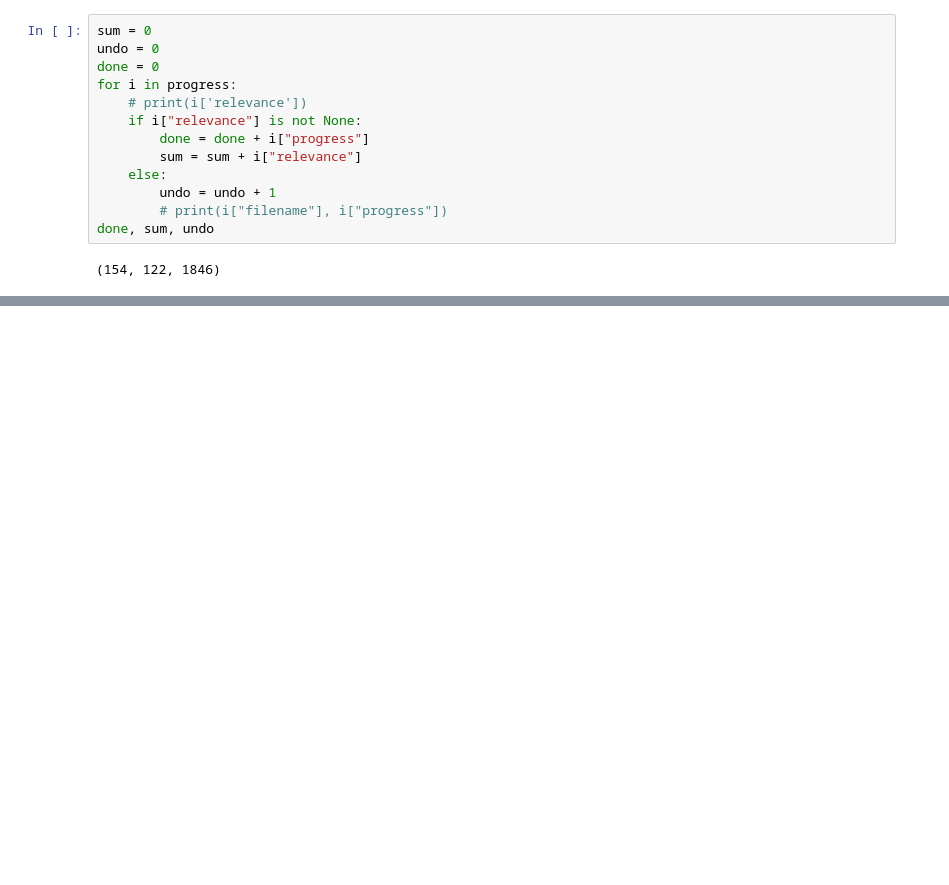
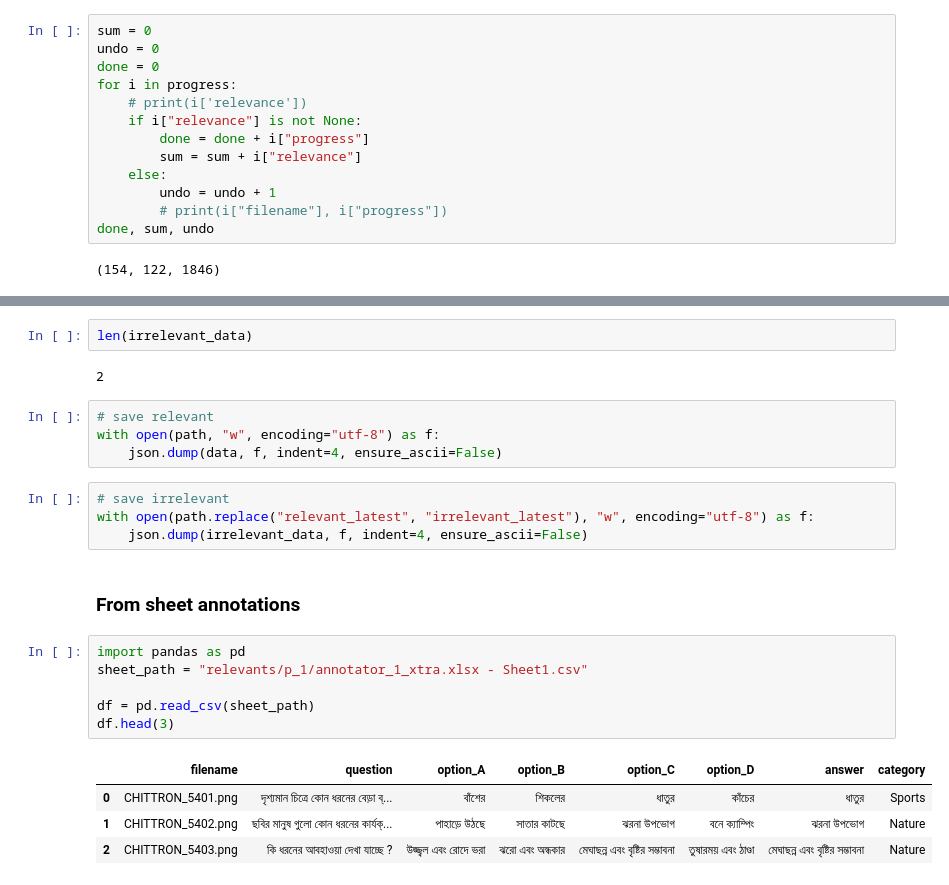
Before and after one commit to souroveskb/vqa-2, a Jupyter notebook: annotation/verify.ipynb, the cells around one changed output, grey strips where cells are left out. Cells and saved outputs as stored; diff of their text form; blank space fills up the shorter version.

```diff
--- a/annotation/verify.ipynb
+++ b/annotation/verify.ipynb
@@ -158,0 +206,25 @@ done, sum, undo
+# %%
+len(irrelevant_data)
+# %% [output]
+2
+# %%
+# save relevant
+with open(path, "w", encoding="utf-8") as f:
+    json.dump(data, f, indent=4, ensure_ascii=False)
+# %%
+# save irrelevant
+with open(path.replace("relevant_latest", "irrelevant_latest"), "w", encoding="utf-8") as f:
+    json.dump(irrelevant_data, f, indent=4, ensure_ascii=False)
+# %% [markdown]
+### From sheet annotations
+# %%
+import pandas as pd
+sheet_path = "relevants/p_1/annotator_1_xtra.xlsx - Sheet1.csv"
+
+df = pd.read_csv(sheet_path)
+df.head(3)
+# %% [output]
+|  | filename | question | option_A | option_B | option_C | option_D | answer | category |
+| 0 | CHITTRON_5401.png | দৃশ্যমান চিত্রে কোন ধরনের বেড়া ব্... | বাঁশের | শিকলের | ধাতুর | কাঁচের | ধাতুর | Sports |
+| 1 | CHITTRON_5402.png | ছবির মানুষ গুলো কোন ধরনের কার্যক্... | পাহাড়ে উঠছে | সাতার কাটছে | ঝরনা উপভোগ | বনে ক্যাম্পিং | ঝরনা উপভোগ | Nature |
+| 2 | CHITTRON_5403.png | কি ধরনের আবহাওয়া দেখা যাচ্ছে ? | উজ্জ্বল এবং রোদে ভরা | ঝরো এবং অন্ধকার | মেঘাছন্ন এবং বৃষ্টির সম্ভাবনা | তুষারময় এবং ঠাণ্ডা | মেঘাছন্ন এবং বৃষ্টির সম্ভাবনা | Nature |
```
Also changed, not shown: parts of 47 cells of this notebook, 59 other files.
